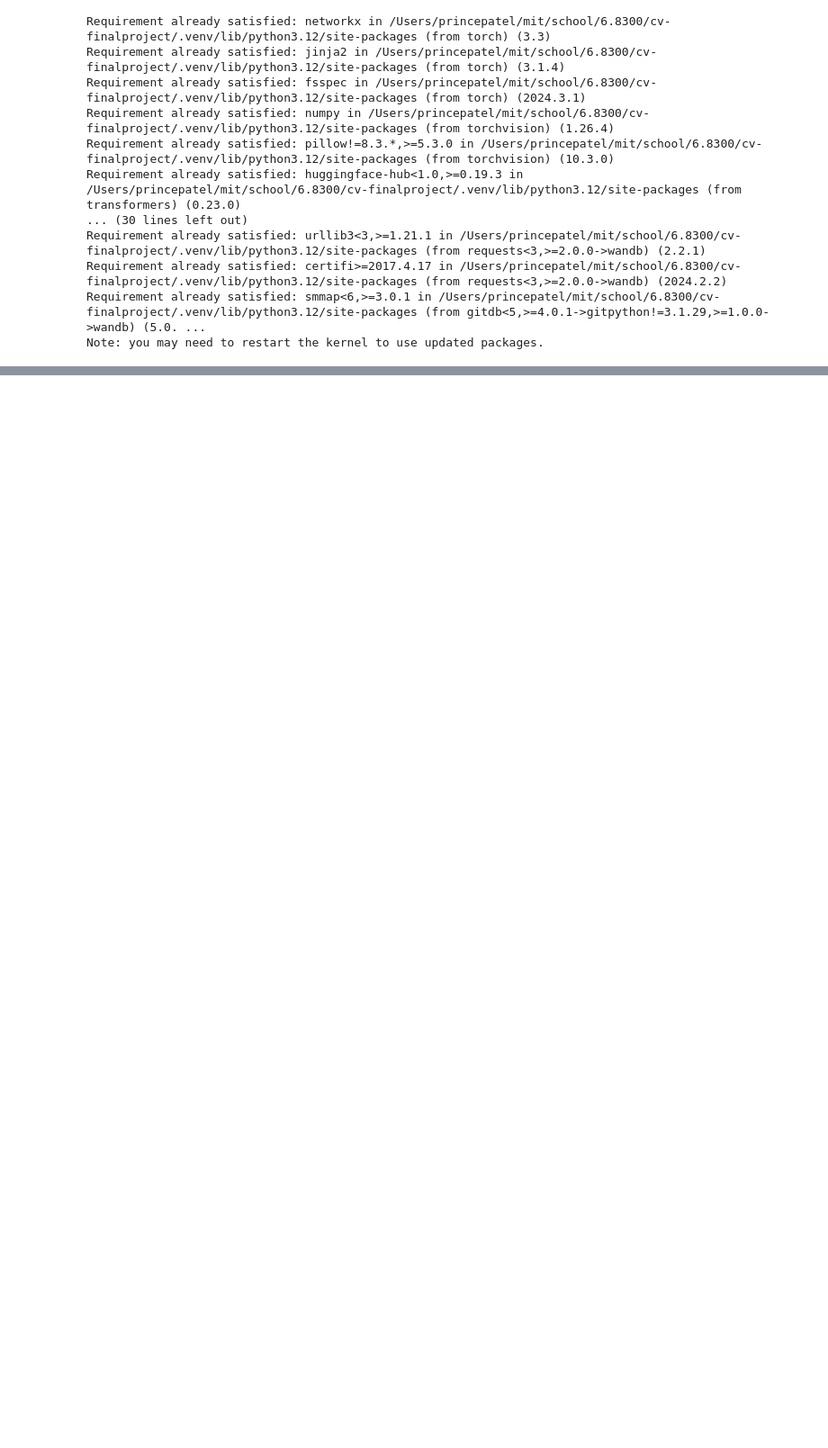
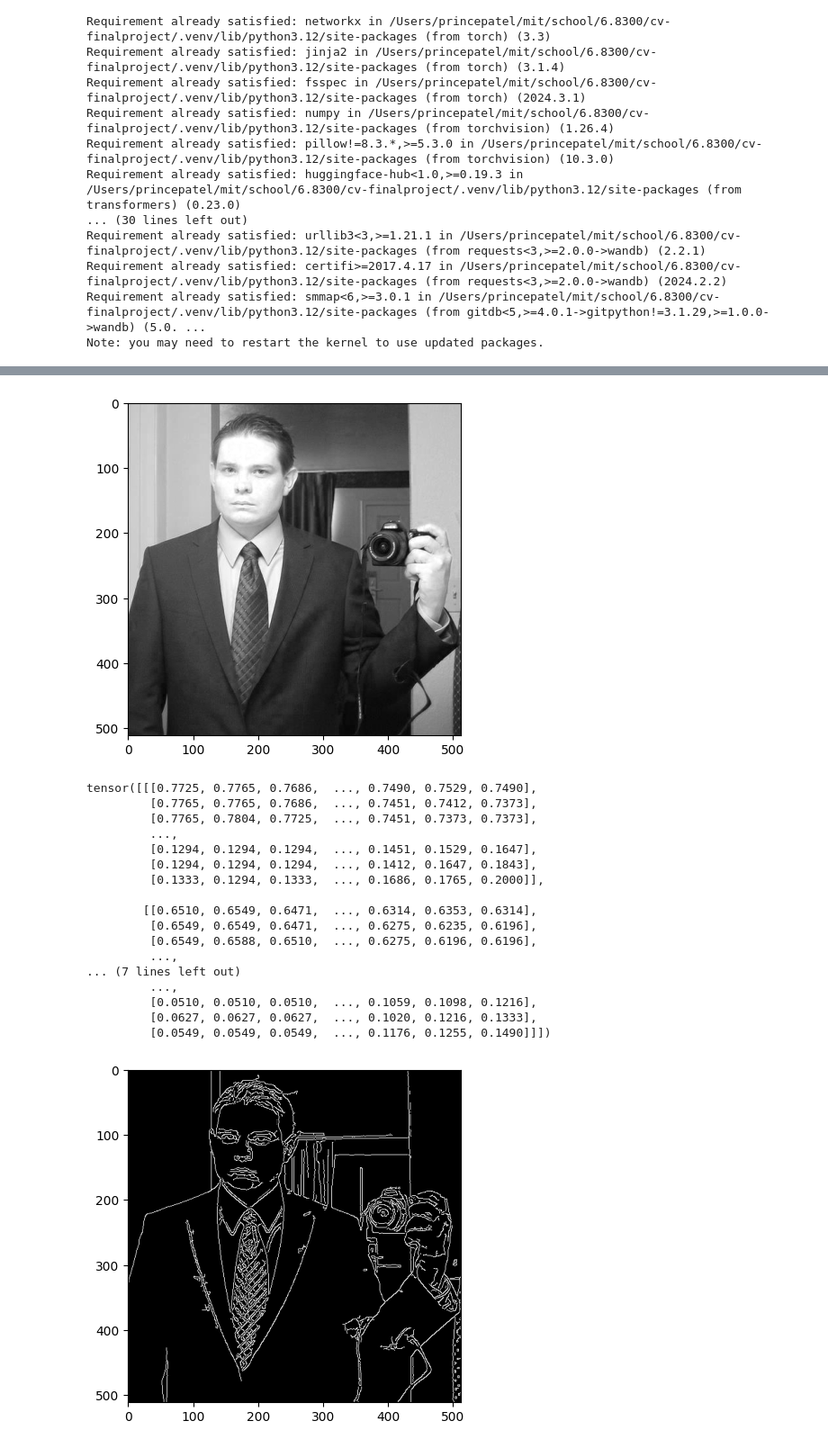
Before and after one commit to mpeng19/cv-finalproject, a Jupyter notebook: example-pipeline/training.ipynb, the cells around one changed output, grey strips where cells are left out. Shown: that part at 90% size. Drawn from its saved outputs; the diff is of its cells as text; code cells hidden in the pictures; blank space fills up the shorter version.

Commit message:
fixed canny

```diff
--- a/example-pipeline/training.ipynb
+++ b/example-pipeline/training.ipynb
@@ -71,7 +71,7 @@ import torch.nn.functional as F
 import cv2
 import numpy as np
 
-def apply_canny_edge_detector(segmentation, low_threshold=100, high_threshold=200):
+def apply_canny_edge_detector(image, low_threshold=100, high_threshold=200):
     """
     Applies the Canny edge detector to a PyTorch tensor representing an image and returns a binary mask of the edges.
 
@@ -83,20 +83,22 @@ def apply_canny_edge_detector(segmentation, low_threshold=100, high_threshold=20
     Returns:
         torch.Tensor: A binary mask where edges are 1 and non-edges are 0, as a tensor.
     """
-    segmentation = segmentation * 255
-    batch_np = segmentation.numpy().astype(np.uint8)
+    image = image * 255
+    batch_np = image.numpy().astype(np.uint8)
 
     # Initialize an empty list to collect edge maps
     edge_maps = []
 
     # Process each image in the batch
     for image_np in batch_np:
+        if image_np.shape[0] == 3:  # Assuming RGB images
+            image_np = cv2.cvtColor(image_np.transpose(1, 2, 0), cv2.COLOR_RGB2GRAY)
         blurred_image = cv2.GaussianBlur(image_np, (3, 3), 0)
         edges = cv2.Canny(blurred_image, low_threshold, high_threshold)
         edge_maps.append(edges)
 
     # Convert list of arrays back to a tensor
-    edge_tensor = torch.from_numpy(np.stack(edge_maps, axis=0).astype(np.uint8))
+    edge_tensor = torch.from_numpy(np.stack(edge_maps, axis=0)).unsqueeze(1).float() / 255
     return edge_tensor
 
 class Params:
@@ -263,15 +266,35 @@ model.load_state_dict(torch.load('models/diffusion_model.pth'))
 # %%
 import matplotlib.pyplot as plt
 
-example_segmented =  Image.open('datasets/segmented/segmented_COCO_val2014_000000000459.jpg').convert('RGB')
+example_segmented =  Image.open('datasets/images/COCO_val2014_000000000459.jpg').convert('RGB')
 example_segmented = transform(example_segmented)
 
 plt.imshow(example_segmented[0], cmap='gray')
 plt.show()
 print(example_segmented)
 # m = apply_sobel_operator(example_segmented)
 m = apply_canny_edge_detector(example_segmented, 10, 110)
 
 #plot m
-plt.imshow(m[0].numpy(), cmap='gray')
+plt.imshow(m[0][0].numpy(), cmap='gray')
 plt.show()
+# %% [output]
+[figure, added]
+tensor([[[0.7725, 0.7765, 0.7686,  ..., 0.7490, 0.7529, 0.7490],
+         [0.7765, 0.7765, 0.7686,  ..., 0.7451, 0.7412, 0.7373],
+         [0.7765, 0.7804, 0.7725,  ..., 0.7451, 0.7373, 0.7373],
+         ...,
+         [0.1294, 0.1294, 0.1294,  ..., 0.1451, 0.1529, 0.1647],
+         [0.1294, 0.1294, 0.1294,  ..., 0.1412, 0.1647, 0.1843],
+         [0.1333, 0.1294, 0.1333,  ..., 0.1686, 0.1765, 0.2000]],
+
+        [[0.6510, 0.6549, 0.6471,  ..., 0.6314, 0.6353, 0.6314],
+         [0.6549, 0.6549, 0.6471,  ..., 0.6275, 0.6235, 0.6196],
+         [0.6549, 0.6588, 0.6510,  ..., 0.6275, 0.6196, 0.6196],
+         ...,
+... (7 lines left out)
+         ...,
+         [0.0510, 0.0510, 0.0510,  ..., 0.1059, 0.1098, 0.1216],
+         [0.0627, 0.0627, 0.0627,  ..., 0.1020, 0.1216, 0.1333],
+         [0.0549, 0.0549, 0.0549,  ..., 0.1176, 0.1255, 0.1490]]])
+[figure, added]
```
Also changed, not shown: parts of 1 cell of this notebook.
